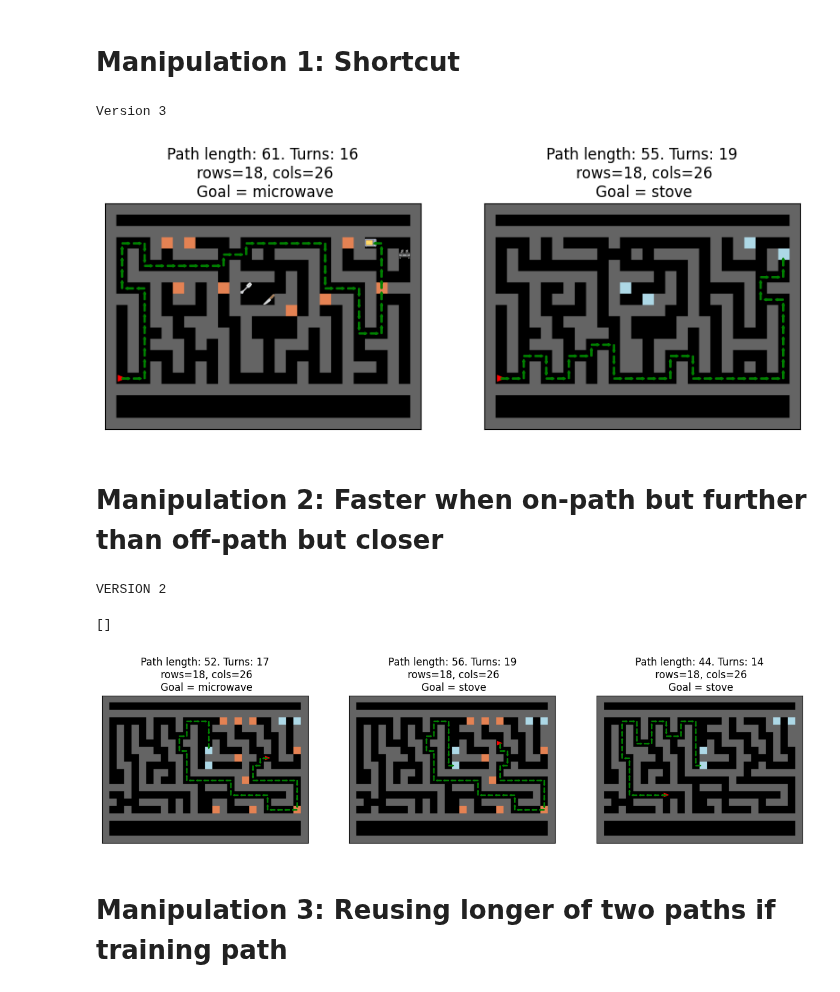
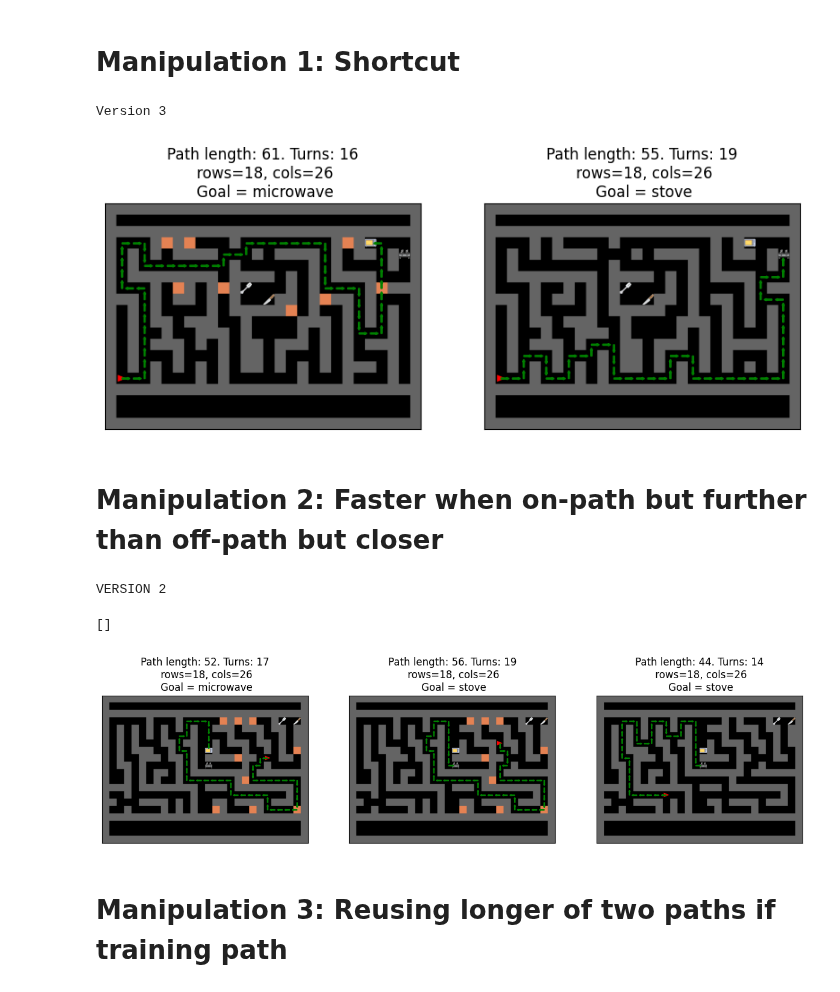
Before and after one commit to wcarvalho/human-dyna-web, a Jupyter notebook: housemaze-mazes.ipynb, the cells around one changed output. Saved outputs shown, nothing was run; the diff lists cells and outputs as text; code cells hidden in the pictures.

```diff
--- a/housemaze-mazes.ipynb
+++ b/housemaze-mazes.ipynb
@@ -147,31 +147,31 @@ fig, axs = plt.subplots(1, 2, figsize=(10, 5))
 render_path(mazes.big_m1_maze3, goal=task_objects[0], ax=axs[0], include_objects=True)
 
 
-render_path(mazes.big_m1_maze3_shortcut, goal=task_objects[1], ax=axs[1])
+render_path(mazes.big_m1_maze3_shortcut, goal=task_objects[1], ax=axs[1], include_objects=True)
 # %% [output]
 Version 3
-[figure, old version]
+[figure, new version]
 # %% [markdown]
 # Manipulation 2: Faster when on-path but further than off-path but closer
 # %%
 print("VERSION 2")
 
 m = utils.combine_horizontally(
     utils.cut(utils.reverse(mazes.StandardMaze2), n=0),
     utils.cut(utils.reverse(mazes.StandardMaze), n=0))
 
 fig, axs = plt.subplots(1, 3, figsize=(15, 5))
-render_path(mazes.big_m2_maze2, goal=task_objects[0], ax=axs[0])
+render_path(mazes.big_m2_maze2, goal=task_objects[0], ax=axs[0], include_objects=True)
 
-render_path(mazes.big_m2_maze2_onpath, goal=task_objects[1], ax=axs[1])
-render_path(mazes.big_m2_maze2_offpath, goal=task_objects[1], ax=axs[2])
+render_path(mazes.big_m2_maze2_onpath, goal=task_objects[1], ax=axs[1], include_objects=True)
+render_path(mazes.big_m2_maze2_offpath, goal=task_objects[1], ax=axs[2], include_objects=True)
 
 utils.compare_mazes(mazes.big_m2_maze2, mazes.big_m2_maze2_offpath)
 # # offtask = task_objects[1]
 # %% [output]
 VERSION 2
 []
-[figure, old version]
+[figure, new version]
 # %% [markdown]
 # Manipulation 3: Reusing longer of two paths if training path
 # %%
```
Also changed, not shown: parts of 1 cell of this notebook, 4 other files.
